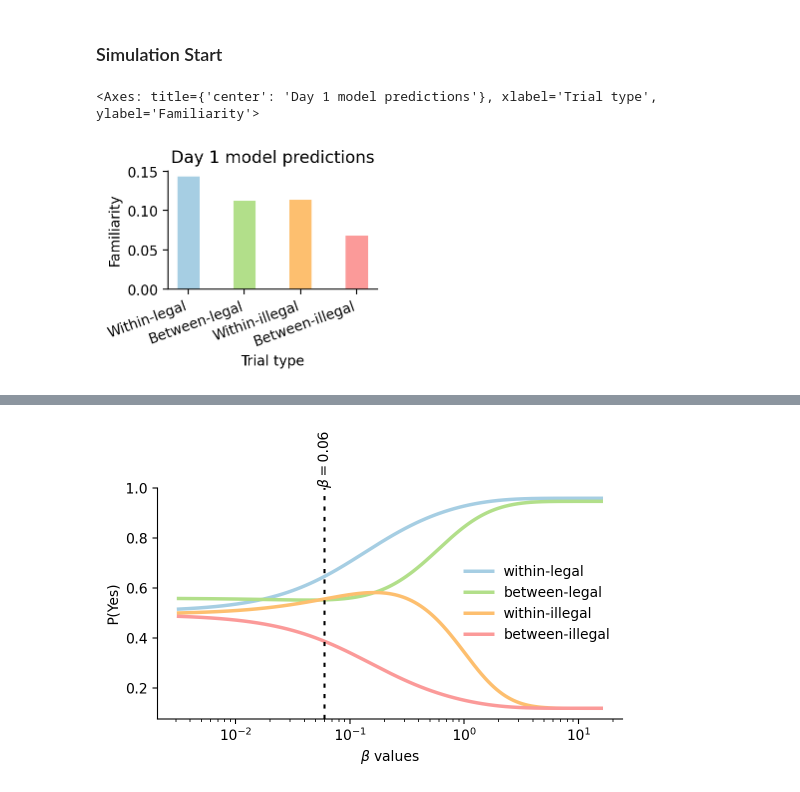
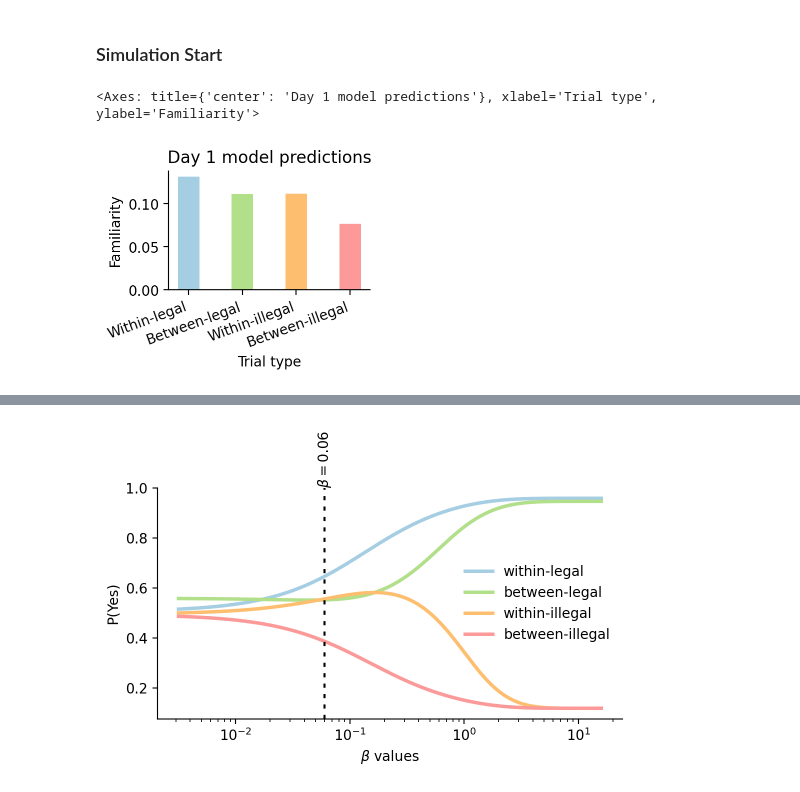
Before and after one commit to Xiaoyue-Zhou/Auditory-Structure-Learning-Model, a Jupyter notebook: Hebbian_exponential_decay.ipynb, the cells around one changed output, grey strips where cells are left out. Saved outputs shown, nothing was run; the diff lists cells and outputs as text; code cells hidden in the pictures.

```diff
--- a/Hebbian_exponential_decay.ipynb
+++ b/Hebbian_exponential_decay.ipynb
@@ -100,33 +99,34 @@ def Exp_simulation_day2(model_list,
     all_data = pd.concat(all_data,
                          ignore_index=True)
     return all_data, models_out
+# %%
+palette_whole = sns.color_palette('Paired', 12)
+my_color = [palette_whole[i] for i in [0, 2, 6, 4]]
+my_color_s2 = [palette_whole[i] for i in [1, 3, 7, 5]]
 # %% [markdown]
 ### Simulation Start
 # %%
 time_ms = 6 * 60 * 1000
 iti_ms = 80
 tone_ms = 100
 exposure_length = time_ms // (iti_ms + tone_ms)
 
 # specify parameters
 params_tmp = ModelParameters(
     beta=0.06,
     lr=1.0,
-    lr_test_prefix=0.8,
-    lr_test_probe=0.1,
+    lr_test_prefix=0.0,
+    lr_test_probe=0.0,
     reset_current_activity=True,
     decision_gain=20.0,
     criterion_offset=0.0
 )
 
-# run day 1 experiment
 day1_data, day1_model, trials_s2_all = Exp_simulation_day1(n_subj=29,
-                                                    exposure_length=exposure_length,
-                                                    params=params_tmp)
-# trials: tuple, trials[0] - trials in session 1; trials[1] - trials in session 2
-
+                                                           exposure_length=exposure_length,
+                                                           params=params_tmp)
 
 plot_day1_byType(day1_data, title="Day 1 model predictions", my_color=my_color)
 # %% [output]
 <Axes: title={'center': 'Day 1 model predictions'}, xlabel='Trial type', ylabel='Familiarity'>
-[figure, old version]
+[figure, new version]
```
Also changed, not shown: parts of 5 cells of this notebook, 1 other file.
